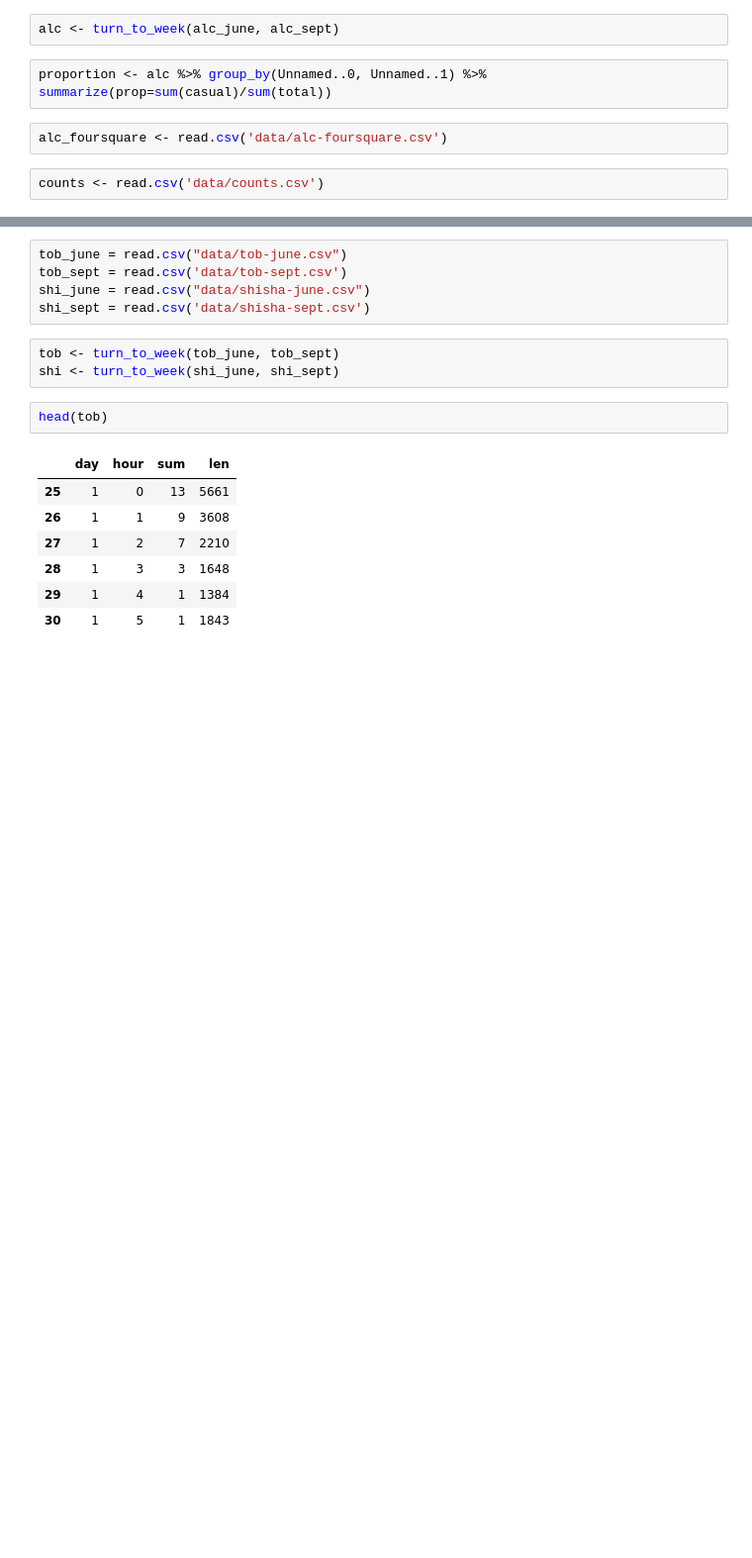
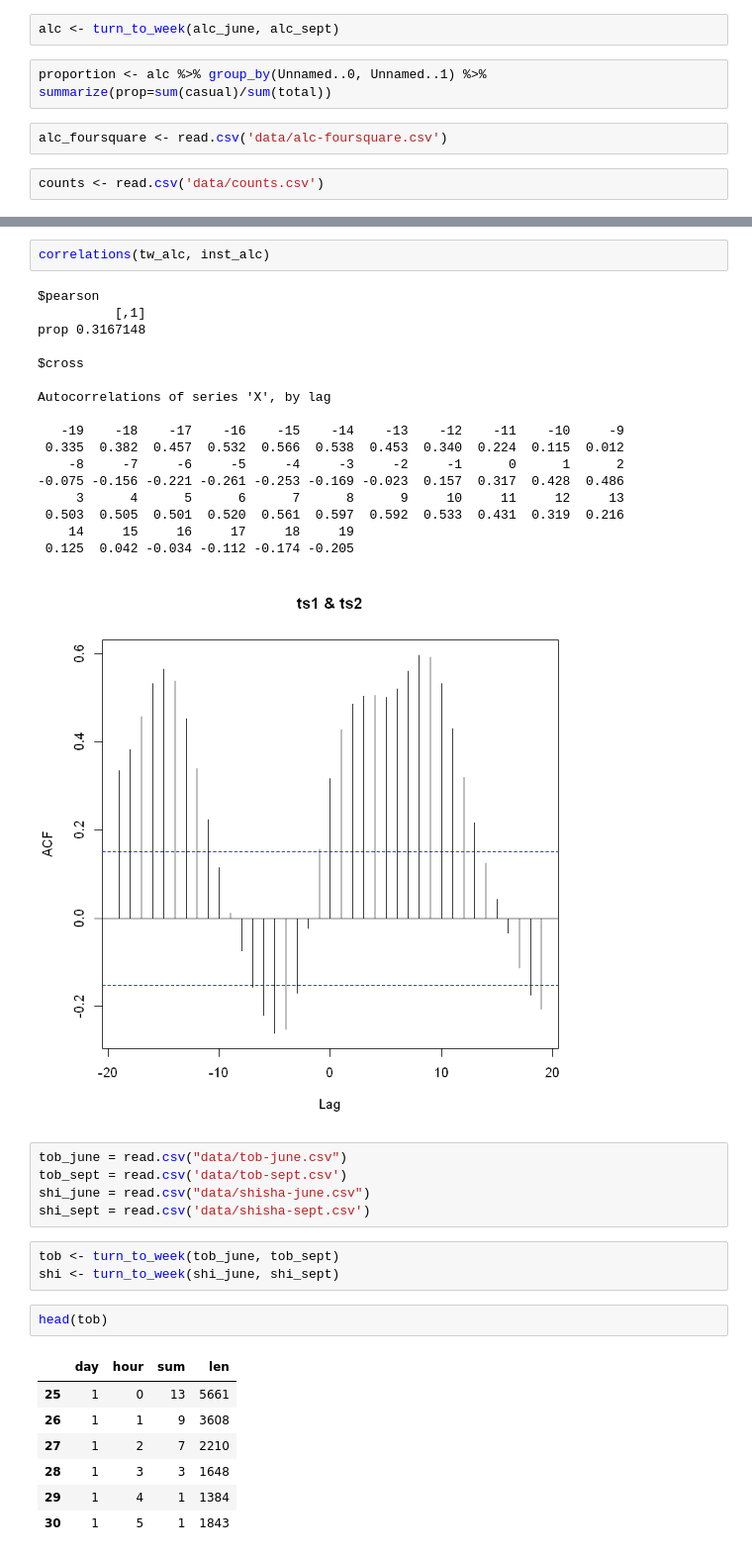
Before and after one commit to tj2huang/nyu-research, a Jupyter notebook: notebooks/ts_comparison.ipynb, the cells around one changed output, grey strips where cells are left out. Shown: that part at 99% size. Cells and saved outputs as stored; diff of their text form; blank space fills up the shorter version.

```diff
--- a/notebooks/ts_comparison.ipynb
+++ b/notebooks/ts_comparison.ipynb
@@ -45,3 +76,23 @@ legend("topright", legend=c('Foursquare', 'Twitter', 'Instacart'), col=c('black'
+# %%
+correlations(tw_alc, inst_alc)
+# %% [output]
+$pearson
+          [,1]
+prop 0.3167148
+
+$cross
+
+Autocorrelations of series 'X', by lag
+
+   -19    -18    -17    -16    -15    -14    -13    -12    -11    -10     -9
+ 0.335  0.382  0.457  0.532  0.566  0.538  0.453  0.340  0.224  0.115  0.012
+    -8     -7     -6     -5     -4     -3     -2     -1      0      1      2
+-0.075 -0.156 -0.221 -0.261 -0.253 -0.169 -0.023  0.157  0.317  0.428  0.486
+     3      4      5      6      7      8      9     10     11     12     13
+ 0.503  0.505  0.501  0.520  0.561  0.597  0.592  0.533  0.431  0.319  0.216
+    14     15     16     17     18     19
+ 0.125  0.042 -0.034 -0.112 -0.174 -0.205
+[figure, added]
 # %%
 tob_june = read.csv("data/tob-june.csv")
 tob_sept = read.csv('data/tob-sept.csv')
```
Also changed, not shown: parts of 13 cells of this notebook.
